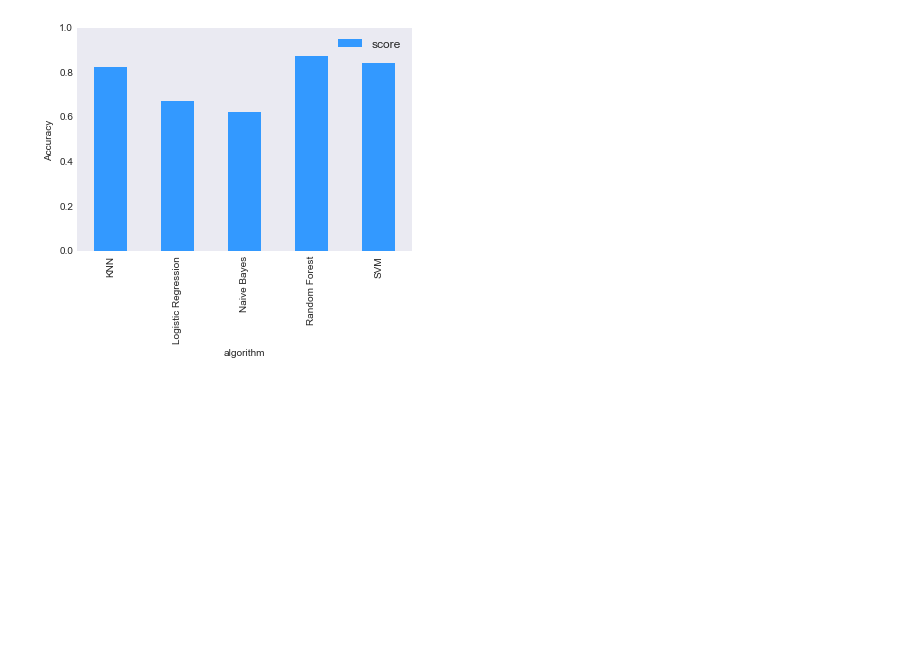
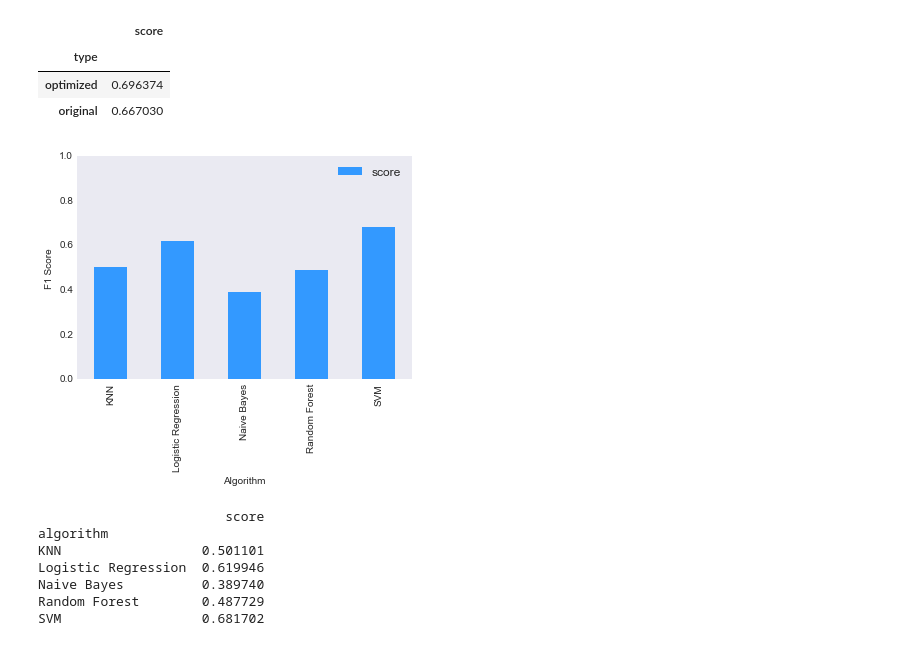
Before and after one commit to adityasiwan/MachineLearning-stock-prices, a Jupyter notebook: DataAnalysis.ipynb, the cells around one changed output. Saved outputs shown, nothing was run; the diff lists cells and outputs as text; code cells hidden in the pictures; blank space fills up the shorter version.

```diff
--- a/DataAnalysis.ipynb
+++ b/DataAnalysis.ipynb
@@ -9,3 +9,8 @@ import numpy as np
 import fetch_data
 import math
 plt.style.use(['seaborn-dark'])
+
+I_START_DATE = datetime(2010, 1, 1)
+I_END_DATE = datetime(2014, 12, 31)
+START_DATE = datetime(2015, 1, 1)
+END_DATE = datetime(2016, 4, 1)
@@ -15,0 +33,3 @@ with open('sp500_tickers.csv', 'r') as f:
+# %%
+# Load pickled master data file if it exists
+master_data = pd.read_pickle('master_data.pkl')
@@ -134,38 +197,54 @@ def assess_model(prices, days_out=5, algorithm='rf', add_params=True):
+# %%
+tickers = sp500_tickers
+i_data = master_data[tickers].ix[I_START_DATE.strftime("%Y-%m-%d"):
+                                 I_END_DATE.strftime("%Y-%m-%d")]
 # %%
-# Calculate the performance of the various algorithms
-# tickers = ['GOOG', 'KO', 'XOM', 'GS', 'UPS']
-tickers = sp500_tickers
-data = fetch_data.fetch_multi(tickers, '2010-01-01', '2015-01-01')
+tickers = ['GOOG', 'KO', 'XOM', 'GS', 'UPS']
 algorithms = ['gnb', 'svm', 'rf', 'lr', 'knn']
 labels = ['Naive Bayes', 'SVM', 'Random Forest', 'Logistic Regression', 'KNN']
 algo_performance = pd.DataFrame(columns=['ticker', 'score', 'algorithm', 'type'])
 
 for ticker in tickers:
-    prices = data[ticker].to_frame().rename(columns={ticker: 'prices'}).dropna()
+    prices = i_data[ticker].to_frame().rename(columns={ticker: 'prices'}).dropna()
     for i, algorithm in enumerate(algorithms):
         try:
-            score_original = assess_model(prices, days_out=60,
-                                       algorithm=algorithm,
-                                        add_params=False)
-            score_optimized = assess_model(prices, days_out=60,
-                                       algorithm=algorithm,
-                                        add_params=True)
+            score_optimized = assess_model(prices, days_out=5,
+                                           algorithm=algorithm,
+                                           add_params=True)
+            algo_performance.loc[len(algo_performance)] = [ticker, score_optimized, labels[i], 'optimized']
+
+            score_original = assess_model(prices, days_out=5,
+                                          algorithm=algorithm,
+                                          add_params=False)
             algo_performance.loc[len(algo_performance)] = [ticker, score_original, labels[i], 'original']
-            algo_performance.loc[len(algo_performance)] = [ticker, score_optimized, labels[i], 'optimized']
+
         except Exception as e:
             pass
+# %%
+# The Performance of SVM (optimized vs original)
+algo_performance[algo_performance['algorithm'] == 'SVM'][['score', 'type']].groupby('type').mean()
+# %% [output]
+|  | score |
+| type |  |
+| optimized | 0.696374 |
+| original | 0.667030 |
 # %%
 # Calculate the average scores for each algo
 avg_score = algo_performance[['score', 'algorithm']].groupby('algorithm').mean()
 ax = avg_score.plot(kind='bar', color='#3399ff', edgecolor="none")
-ax.set_ylabel('Accuracy')
+ax.set_xlabel('Algorithm')
+ax.set_ylabel('F1 Score')
 ax.set_ylim([0.0,1.0])
 fig = ax.get_figure()
 fig.savefig('top_algo.png', bbox_inches='tight')
-
-# Extract the top picks
-top_picks = algo_performance[(algo_performance['algorithm'] == 'Random Forest')
-                 & (algo_performance['type'] == 'optimized')
-                 & (algo_performance['score'] >= 0.95)]['ticker'].values.tolist()
+plt.show()
+print avg_score
 # %% [output]
-[figure, old version]
+[figure, new version]
+                        score
+algorithm
+KNN                  0.501101
+Logistic Regression  0.619946
+Naive Bayes          0.389740
+Random Forest        0.487729
+SVM                  0.681702
```
Also changed, not shown: parts of 24 cells of this notebook.
